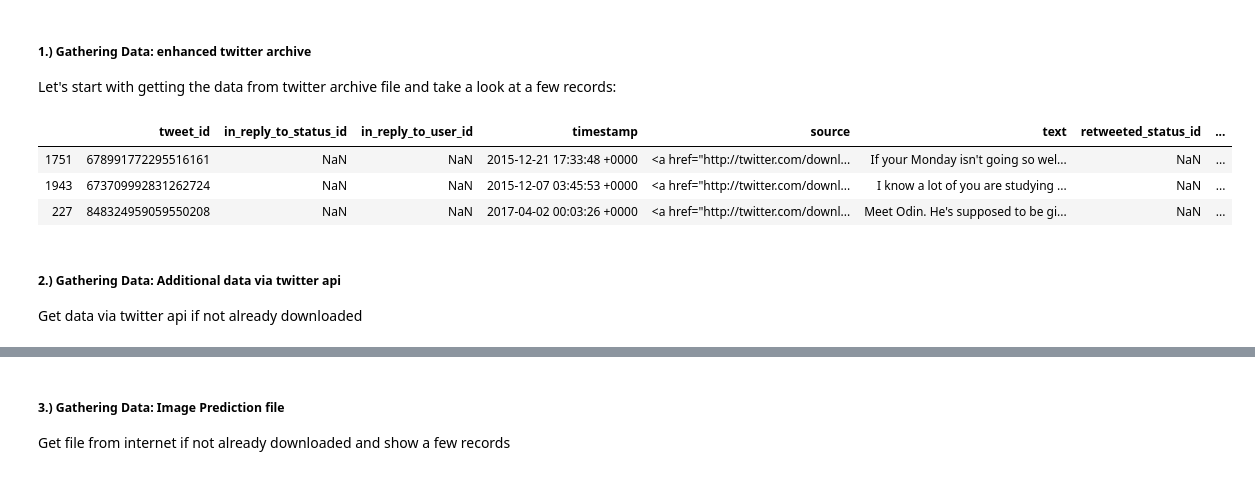
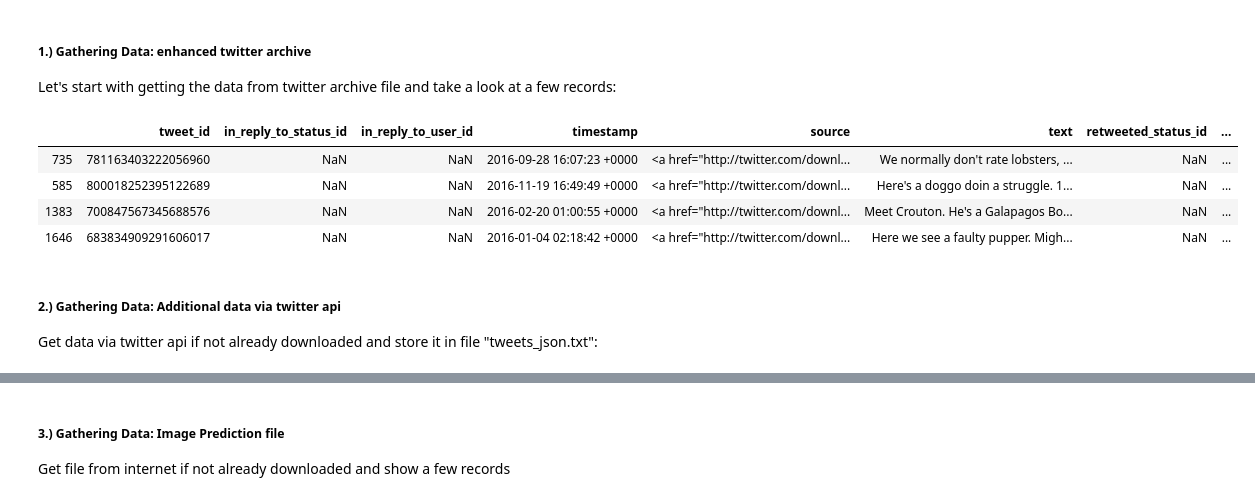
Before and after one commit to normannexo/we_rate_dogs_data_wrangling_project, a Jupyter notebook: wrangle_act.ipynb, the cells around one changed output, grey strips where cells are left out. Cells and saved outputs as stored; diff of their text form; code cells hidden in the pictures.

```diff
--- a/wrangle_act.ipynb
+++ b/wrangle_act.ipynb
@@ -48,15 +48,16 @@ We gather data from 3 several sources:
 Let's start with getting the data from twitter archive file and take a look at a few records:
 # %%
 df_tweets_raw = pd.read_csv('twitter-archive-enhanced.csv')
-df_tweets_raw.sample(3)
+df_tweets_raw.sample(4)
 # %% [output]
 |  | tweet_id | in_reply_to_status_id | in_reply_to_user_id | timestamp | source | text | retweeted_status_id | ... |
-| 1751 | 678991772295516161 | NaN | NaN | 2015-12-21 17:33:48 +0000 | <a href="http://twitter.com/downl... | If your Monday isn't going so wel... | NaN | ... |
-| 1943 | 673709992831262724 | NaN | NaN | 2015-12-07 03:45:53 +0000 | <a href="http://twitter.com/downl... | I know a lot of you are studying ... | NaN | ... |
-| 227 | 848324959059550208 | NaN | NaN | 2017-04-02 00:03:26 +0000 | <a href="http://twitter.com/downl... | Meet Odin. He's supposed to be gi... | NaN | ... |
+| 735 | 781163403222056960 | NaN | NaN | 2016-09-28 16:07:23 +0000 | <a href="http://twitter.com/downl... | We normally don't rate lobsters, ... | NaN | ... |
+| 585 | 800018252395122689 | NaN | NaN | 2016-11-19 16:49:49 +0000 | <a href="http://twitter.com/downl... | Here's a doggo doin a struggle. 1... | NaN | ... |
+| 1383 | 700847567345688576 | NaN | NaN | 2016-02-20 01:00:55 +0000 | <a href="http://twitter.com/downl... | Meet Crouton. He's a Galapagos Bo... | NaN | ... |
+| 1646 | 683834909291606017 | NaN | NaN | 2016-01-04 02:18:42 +0000 | <a href="http://twitter.com/downl... | Here we see a faulty pupper. Migh... | NaN | ... |
 # %% [markdown]
 ##### 2.) Gathering Data: Additional data via twitter api
-Get data via twitter api if not already downloaded
+Get data via twitter api if not already downloaded and store it in file "tweets_json.txt":
 # %%
 if not (os.path.exists(json_filename)):
     # get tweets via api and store in json list:
```
Also changed, not shown: parts of 22 cells of this notebook, 1 other file.
